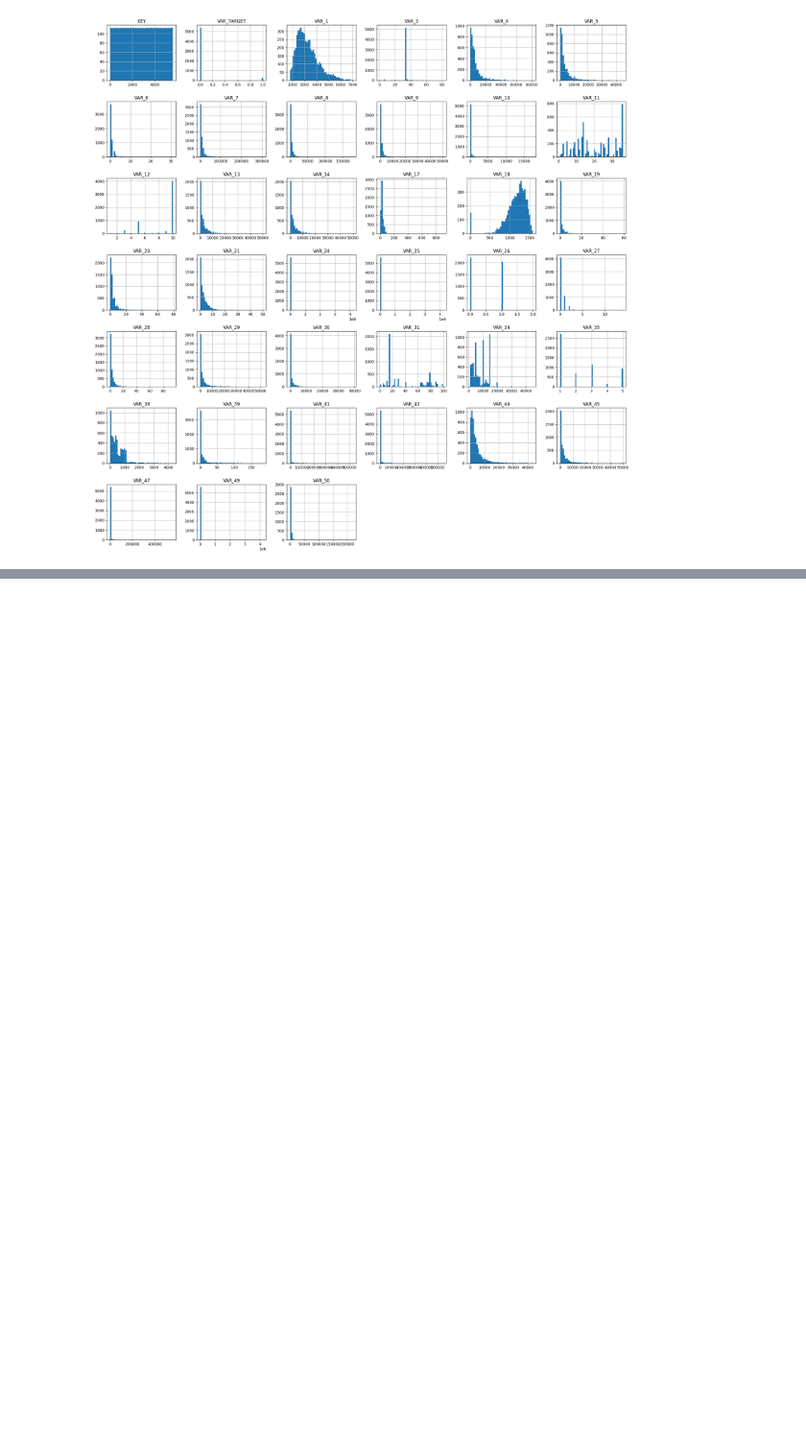
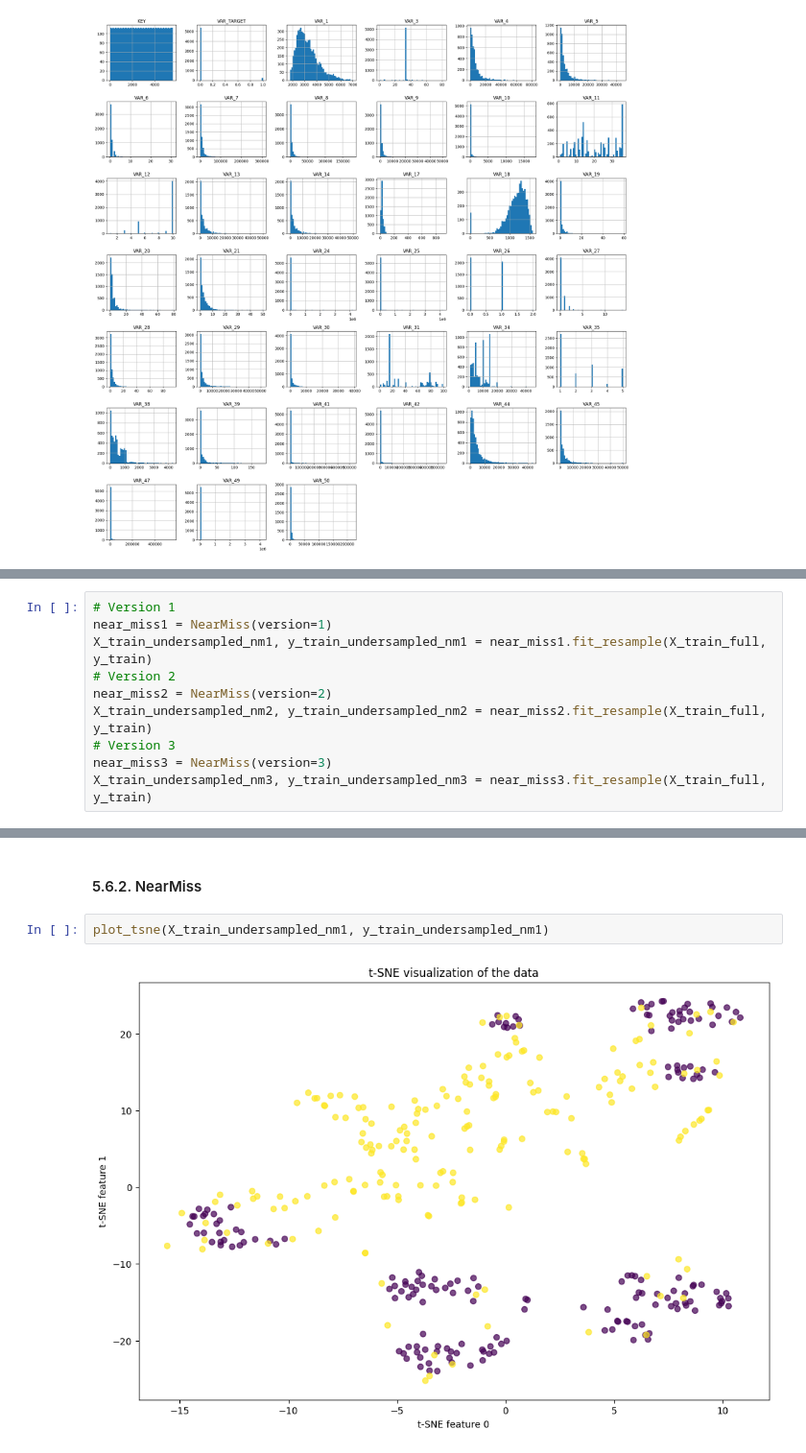
Before and after one commit to bahaozsahin/cc-fraud-detection, a Jupyter notebook: main.ipynb, the cells around one changed output, grey strips where cells are left out. Shown at 96% size. Saved outputs shown, nothing was run; the diff lists cells and outputs as text; blank space fills up the shorter version.

```diff
--- a/main.ipynb
+++ b/main.ipynb
@@ -453,0 +519,10 @@ Condition 2 is not met, 0.5185511530517499 >= 0.75
+# %%
+# Version 1
+near_miss1 = NearMiss(version=1)
+X_train_undersampled_nm1, y_train_undersampled_nm1 = near_miss1.fit_resample(X_train_full, y_train)
+# Version 2
+near_miss2 = NearMiss(version=2)
+X_train_undersampled_nm2, y_train_undersampled_nm2 = near_miss2.fit_resample(X_train_full, y_train)
+# Version 3
+near_miss3 = NearMiss(version=3)
+X_train_undersampled_nm3, y_train_undersampled_nm3 = near_miss3.fit_resample(X_train_full, y_train)
@@ -453,0 +545,6 @@ Condition 2 is not met, 0.5185511530517499 >= 0.75
+# %% [markdown]
+#### 5.6.2. NearMiss
+# %%
+plot_tsne(X_train_undersampled_nm1, y_train_undersampled_nm1)
+# %% [output]
+[figure, added]
```
Also changed, not shown: parts of 63 cells of this notebook, 1 other file.
